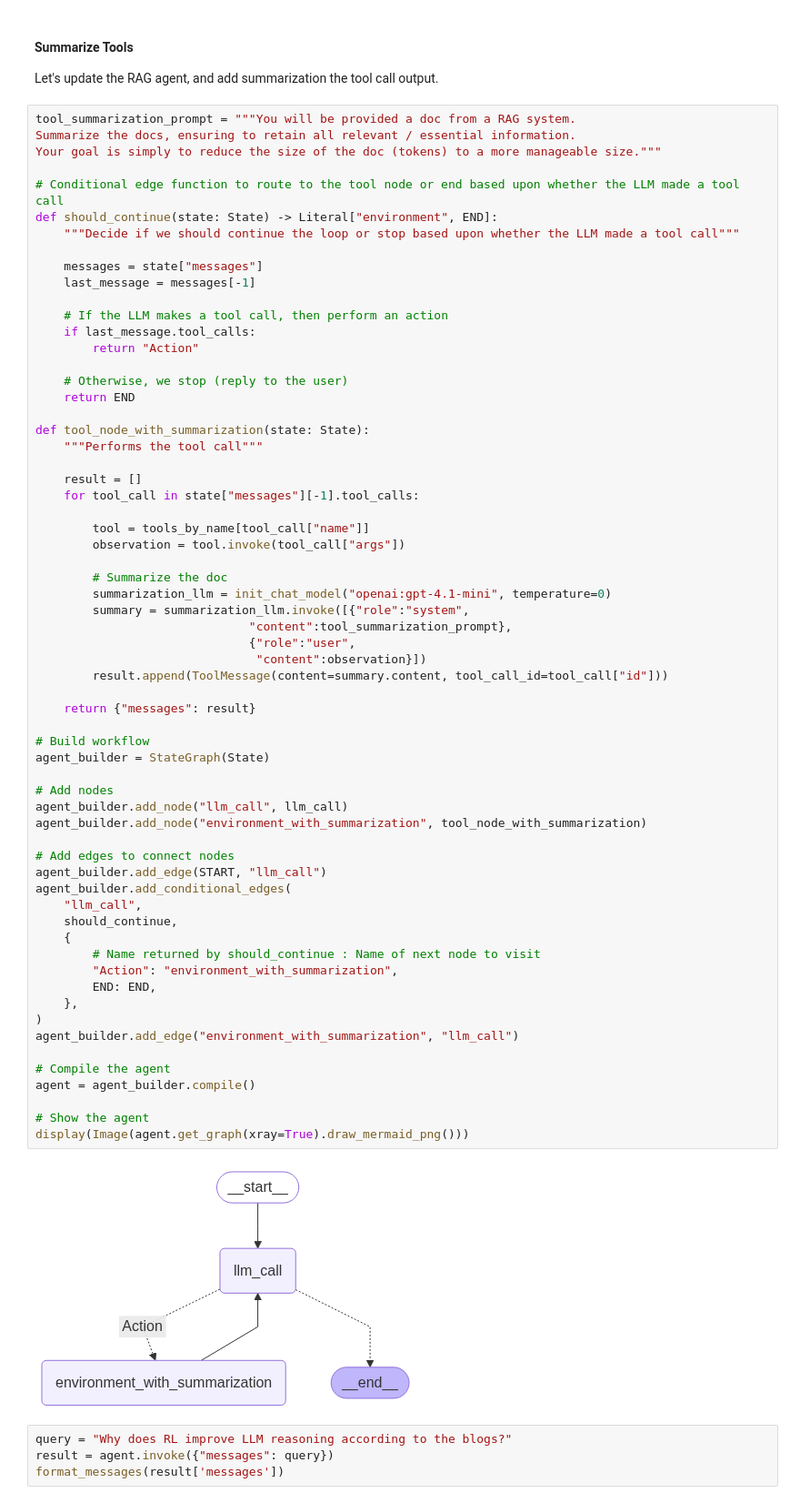
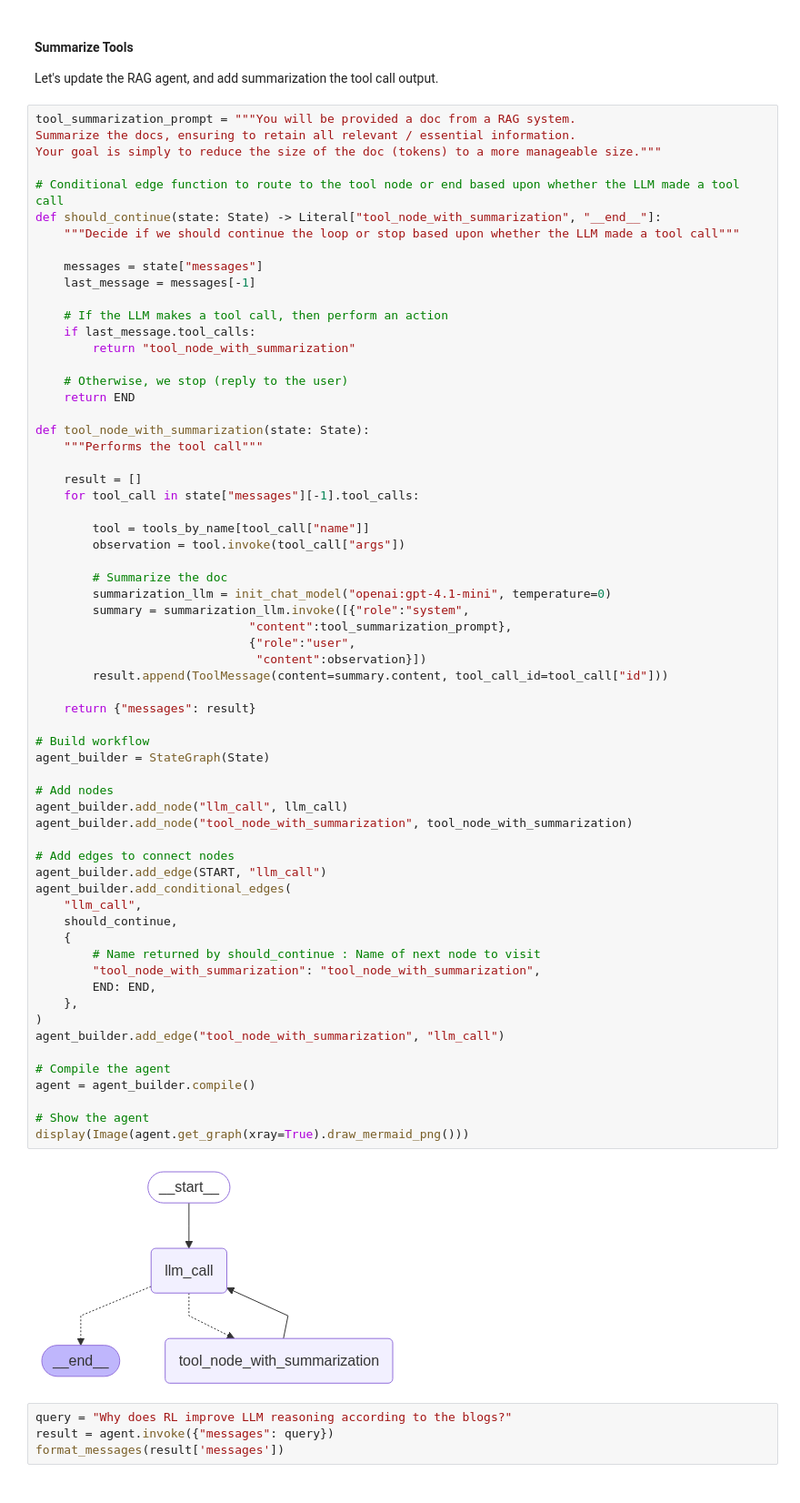
Before and after one commit to ruijzhan/how_to_fix_your_context, a Jupyter notebook: notebooks/05-context-summarization.ipynb, the cells around one changed output. Shown at 91% size. Drawn from its saved outputs; the diff is of its cells as text.

```diff
--- a/notebooks/05-context-summarization.ipynb
+++ b/notebooks/05-context-summarization.ipynb
@@ -234,7 +234,7 @@ Summarize the docs, ensuring to retain all relevant / essential information.
 Your goal is simply to reduce the size of the doc (tokens) to a more manageable size."""
 
 # Conditional edge function to route to the tool node or end based upon whether the LLM made a tool call
-def should_continue(state: State) -> Literal["environment", END]:
+def should_continue(state: State) -> Literal["tool_node_with_summarization", "__end__"]:
     """Decide if we should continue the loop or stop based upon whether the LLM made a tool call"""
 
     messages = state["messages"]
@@ -242,7 +242,7 @@ def should_continue(state: State) -> Literal["environment", END]:
 
     # If the LLM makes a tool call, then perform an action
     if last_message.tool_calls:
-        return "Action"
+        return "tool_node_with_summarization"
 
     # Otherwise, we stop (reply to the user)
     return END
@@ -262,37 +262,37 @@ def tool_node_with_summarization(state: State):
                               "content":tool_summarization_prompt},
                               {"role":"user",
                                "content":observation}])
         result.append(ToolMessage(content=summary.content, tool_call_id=tool_call["id"]))
 
     return {"messages": result}
 
 # Build workflow
 agent_builder = StateGraph(State)
 
 # Add nodes
 agent_builder.add_node("llm_call", llm_call)
-agent_builder.add_node("environment_with_summarization", tool_node_with_summarization)
+agent_builder.add_node("tool_node_with_summarization", tool_node_with_summarization)
 
 # Add edges to connect nodes
 agent_builder.add_edge(START, "llm_call")
 agent_builder.add_conditional_edges(
     "llm_call",
     should_continue,
     {
         # Name returned by should_continue : Name of next node to visit
-        "Action": "environment_with_summarization",
+        "tool_node_with_summarization": "tool_node_with_summarization",
         END: END,
     },
 )
-agent_builder.add_edge("environment_with_summarization", "llm_call")
+agent_builder.add_edge("tool_node_with_summarization", "llm_call")
 
 # Compile the agent
 agent = agent_builder.compile()
 
 # Show the agent
 display(Image(agent.get_graph(xray=True).draw_mermaid_png()))
 # %% [output]
-[figure, old version]
+[figure, new version]
 # %%
 query = "Why does RL improve LLM reasoning according to the blogs?"
 result = agent.invoke({"messages": query})
```
Also changed, not shown: 2 other files.
